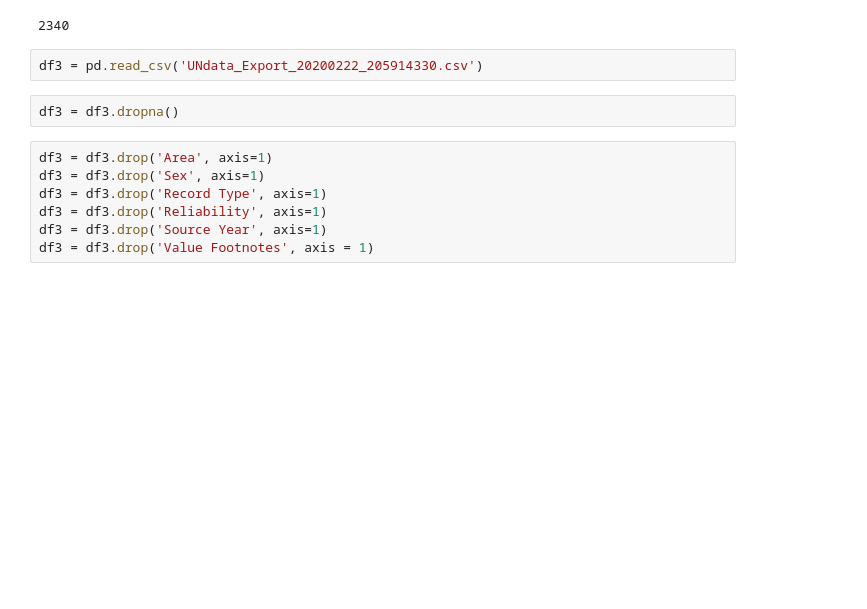
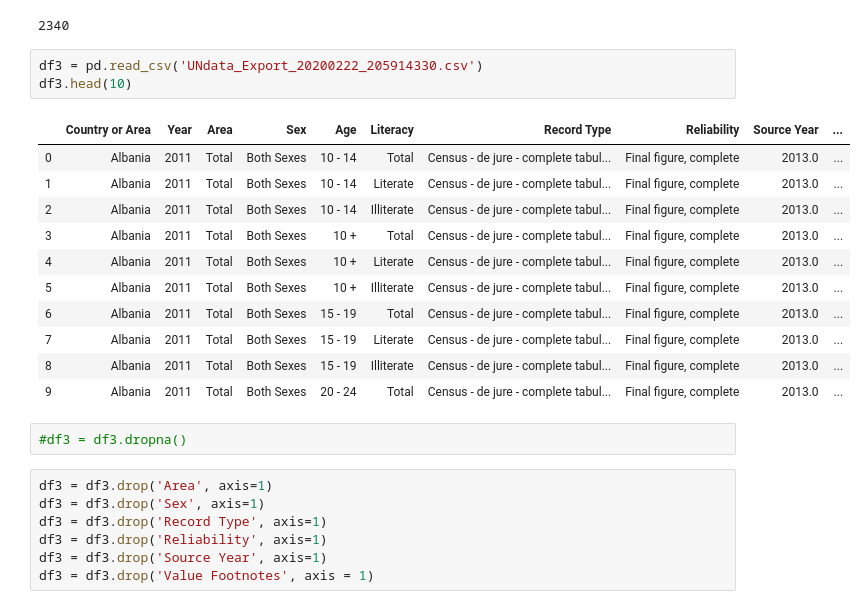
Before and after one commit to k0marrr1/nyc-mhtn-ds-010620-lectures, a Jupyter notebook: week-7/lin_reg_final_project/Untitled.ipynb, the cells around one changed output. Drawn from its saved outputs; the diff is of its cells as text; blank space fills up the shorter version.

```diff
--- a/week-7/lin_reg_final_project/Untitled.ipynb
+++ b/week-7/lin_reg_final_project/Untitled.ipynb
@@ -115,8 +140,21 @@ len(df1)
 2340
 # %%
 df3 = pd.read_csv('UNdata_Export_20200222_205914330.csv')
+df3.head(10)
+# %% [output]
+|  | Country or Area | Year | Area | Sex | Age | Literacy | Record Type | Reliability | Source Year | ... |
+| 0 | Albania | 2011 | Total | Both Sexes | 10 - 14 | Total | Census - de jure - complete tabul... | Final figure, complete | 2013.0 | ... |
+| 1 | Albania | 2011 | Total | Both Sexes | 10 - 14 | Literate | Census - de jure - complete tabul... | Final figure, complete | 2013.0 | ... |
+| 2 | Albania | 2011 | Total | Both Sexes | 10 - 14 | Illiterate | Census - de jure - complete tabul... | Final figure, complete | 2013.0 | ... |
+| 3 | Albania | 2011 | Total | Both Sexes | 10 + | Total | Census - de jure - complete tabul... | Final figure, complete | 2013.0 | ... |
+| 4 | Albania | 2011 | Total | Both Sexes | 10 + | Literate | Census - de jure - complete tabul... | Final figure, complete | 2013.0 | ... |
+| 5 | Albania | 2011 | Total | Both Sexes | 10 + | Illiterate | Census - de jure - complete tabul... | Final figure, complete | 2013.0 | ... |
+| 6 | Albania | 2011 | Total | Both Sexes | 15 - 19 | Total | Census - de jure - complete tabul... | Final figure, complete | 2013.0 | ... |
+| 7 | Albania | 2011 | Total | Both Sexes | 15 - 19 | Literate | Census - de jure - complete tabul... | Final figure, complete | 2013.0 | ... |
+| 8 | Albania | 2011 | Total | Both Sexes | 15 - 19 | Illiterate | Census - de jure - complete tabul... | Final figure, complete | 2013.0 | ... |
+| 9 | Albania | 2011 | Total | Both Sexes | 20 - 24 | Total | Census - de jure - complete tabul... | Final figure, complete | 2013.0 | ... |
 # %%
-df3 = df3.dropna()
+#df3 = df3.dropna()
 # %%
 df3 = df3.drop('Area', axis=1)
 df3 = df3.drop('Sex', axis=1)
```
Also changed, not shown: parts of 9 cells of this notebook, 3 other files.
